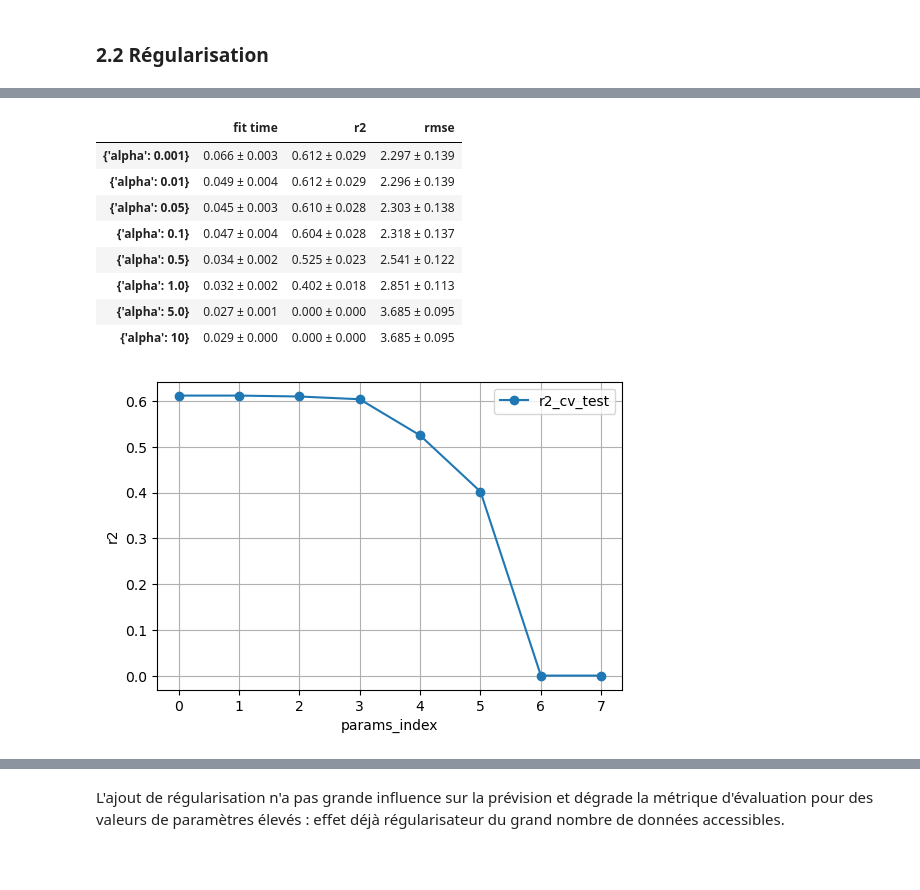
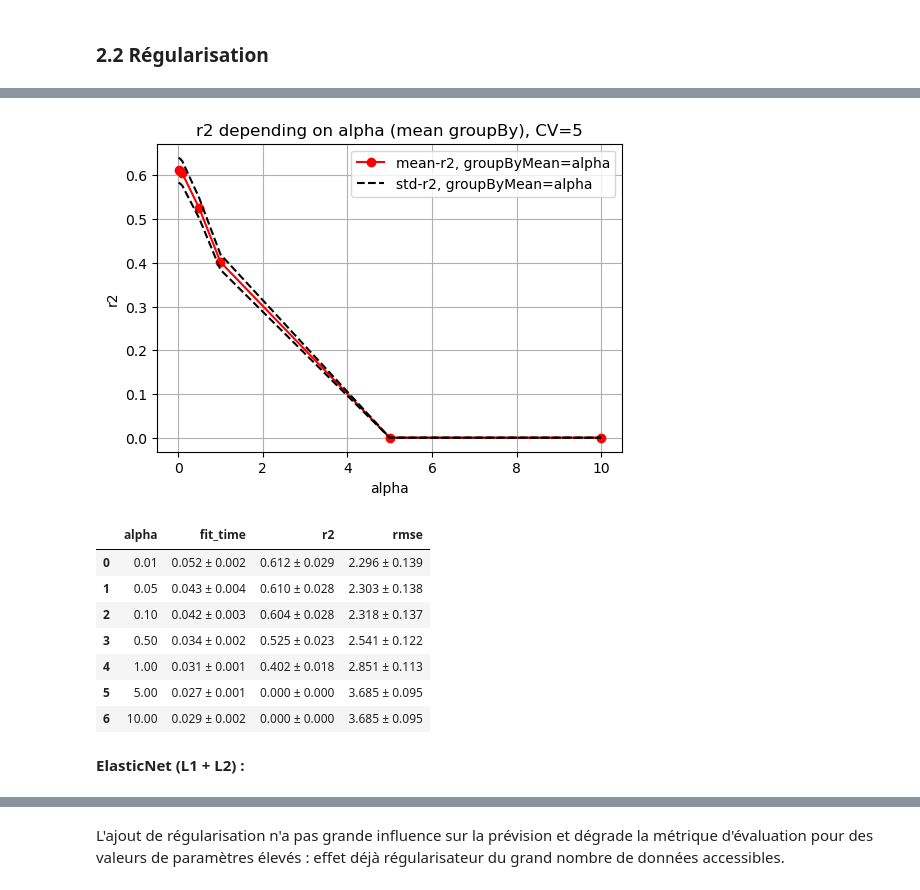
Before and after one commit to DarenXL/Apprentissage-Supervise-M2-MIA, a Jupyter notebook: Regression/regression.ipynb, the cells around one changed output, grey strips where cells are left out. Saved outputs shown, nothing was run; the diff lists cells and outputs as text; code cells hidden in the pictures; blank space fills up the shorter version.

```diff
--- a/Regression/regression.ipynb
+++ b/Regression/regression.ipynb
@@ -323,22 +320,28 @@ GridSearchResults(RidgeModel, Xtrain, Ytrain, scoring, param_grid=hyp_params, pl
 # %%
 LassoModel = Lasso()
 
-hyp_params = {
-    "alpha":[1e-3, 0.01, 0.05, 0.1, 0.5, 1.0, 5.0, 10]
+param_grid = {
+    "alpha":[0.01, 0.05, 0.1, 0.5, 1.0, 5.0, 10]
 }
 
-GridSearchResults(LassoModel, Xtrain, Ytrain, scoring, param_grid=hyp_params, plot=True)
+Lasso_CV = GridSearchAnalysis(LassoModel, Xtrain, Ytrain, scoring, param_grid=param_grid)
-# %% [output]
-|  | fit time | r2 | rmse |
-| {'alpha': 0.001} | 0.066 ± 0.003 | 0.612 ± 0.029 | 2.297 ± 0.139 |
-| {'alpha': 0.01} | 0.049 ± 0.004 | 0.612 ± 0.029 | 2.296 ± 0.139 |
-| {'alpha': 0.05} | 0.045 ± 0.003 | 0.610 ± 0.028 | 2.303 ± 0.138 |
-| {'alpha': 0.1} | 0.047 ± 0.004 | 0.604 ± 0.028 | 2.318 ± 0.137 |
-| {'alpha': 0.5} | 0.034 ± 0.002 | 0.525 ± 0.023 | 2.541 ± 0.122 |
-| {'alpha': 1.0} | 0.032 ± 0.002 | 0.402 ± 0.018 | 2.851 ± 0.113 |
-| {'alpha': 5.0} | 0.027 ± 0.001 | 0.000 ± 0.000 | 3.685 ± 0.095 |
-| {'alpha': 10} | 0.029 ± 0.000 | 0.000 ± 0.000 | 3.685 ± 0.095 |
-[figure, removed]
+# %%
+Lasso_CV.plot_score(groupBy='alpha')
+# %% [output]
+[figure, added]
+# %%
+Lasso_CV.score_table()
+# %% [output]
+|  | alpha | fit_time | r2 | rmse |
+| 0 | 0.01 | 0.052 ± 0.002 | 0.612 ± 0.029 | 2.296 ± 0.139 |
+| 1 | 0.05 | 0.043 ± 0.004 | 0.610 ± 0.028 | 2.303 ± 0.138 |
+| 2 | 0.10 | 0.042 ± 0.003 | 0.604 ± 0.028 | 2.318 ± 0.137 |
+| 3 | 0.50 | 0.034 ± 0.002 | 0.525 ± 0.023 | 2.541 ± 0.122 |
+| 4 | 1.00 | 0.031 ± 0.001 | 0.402 ± 0.018 | 2.851 ± 0.113 |
+| 5 | 5.00 | 0.027 ± 0.001 | 0.000 ± 0.000 | 3.685 ± 0.095 |
+| 6 | 10.00 | 0.029 ± 0.002 | 0.000 ± 0.000 | 3.685 ± 0.095 |
+# %% [markdown]
+**ElasticNet (L1 + L2) :**
 # %%
 ElasticModel = ElasticNet()
 
```
Also changed, not shown: parts of 36 cells of this notebook, 1 other file.
